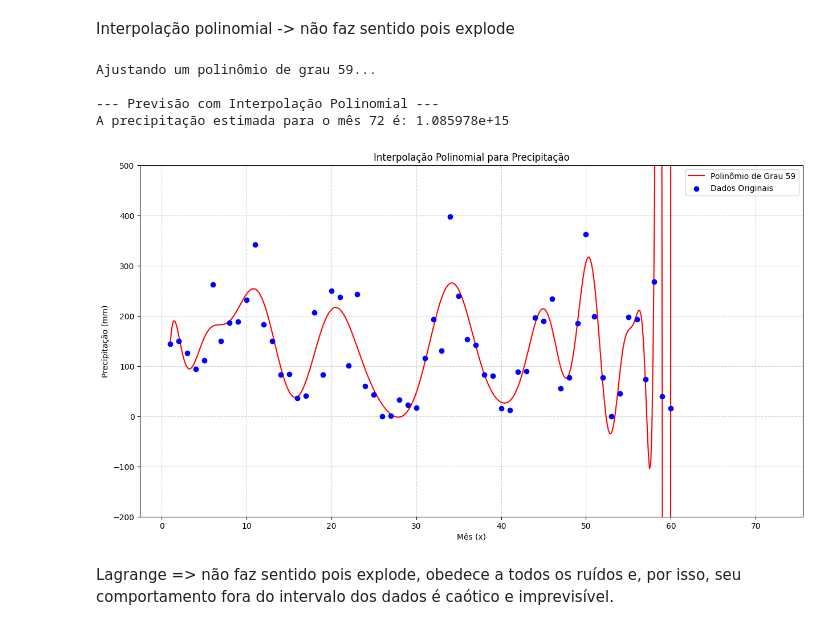
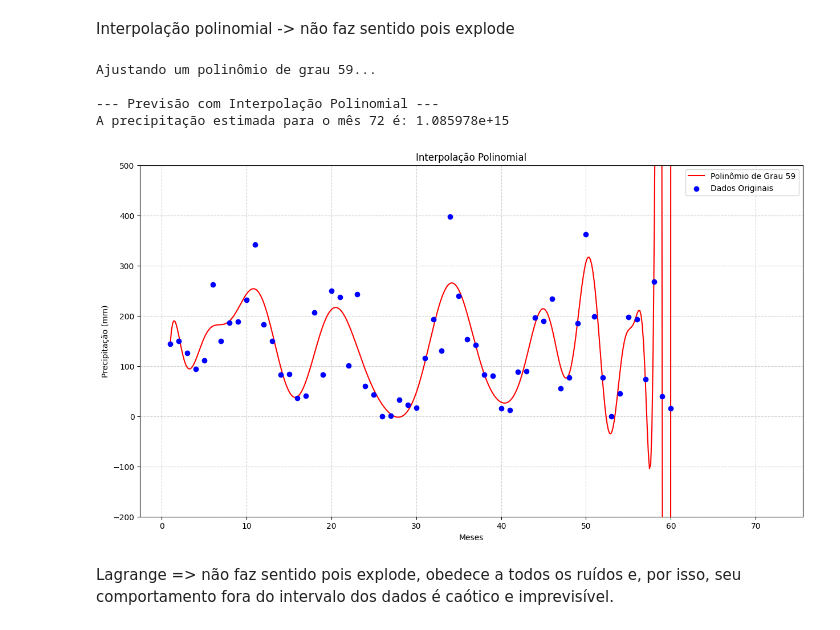
Before and after one commit to asegnibo/Calculo_Numerico, a Jupyter notebook: modelo_trigonometrico.ipynb, the cells around one changed output. Cells and saved outputs as stored; diff of their text form; code cells hidden in the pictures.

```diff
--- a/modelo_trigonometrico.ipynb
+++ b/modelo_trigonometrico.ipynb
@@ -181,36 +181,36 @@ polinomio_interpolador = np.poly1d(coeficientes)
 mes_futuro = 72
 precipitacao_prevista = polinomio_interpolador(mes_futuro)
 
 print(f"\n--- Previsão com Interpolação Polinomial ---")
 print(f"A precipitação estimada para o mês {mes_futuro} é: {precipitacao_prevista:e}") # Usando notação científica
 
 # --- Visualização ---
 plt.figure(figsize=(15, 8))
 
 # Plotar a curva interpolada
 x_curva = np.linspace(1, 72, 500)
 y_curva = polinomio_interpolador(x_curva)
 plt.plot(x_curva, y_curva, label=f'Polinômio de Grau {grau_polinomio}', color='red')
 
 # Plotar os dados originais
 plt.scatter(x_dados, y_dados, label='Dados Originais', color='blue', zorder=5)
 
-plt.title('Interpolação Polinomial para Precipitação')
-plt.xlabel('Mês (x)')
+plt.title('Interpolação Polinomial')
+plt.xlabel('Meses')
 plt.ylabel('Precipitação (mm)')
 plt.grid(True, linestyle='--', alpha=0.6)
 
 # ATENÇÃO: Vamos limitar o eixo Y para podermos ver os dados originais.
 # A curva polinomial "explode" para valores muito altos/baixos.
 plt.ylim(-200, 500) # Ajuste este limite para conseguir ver a curva vs. os pontos
 plt.legend()
 plt.show()
 # %% [output]
 Ajustando um polinômio de grau 59...
 
 --- Previsão com Interpolação Polinomial ---
 A precipitação estimada para o mês 72 é: 1.085978e+15
-[figure, old version]
+[figure, new version]
 # %% [markdown]
 Lagrange => não faz sentido pois explode, obedece a todos os ruídos e, por isso, seu comportamento fora do intervalo dos dados é caótico e imprevisível.
 # %%
```
Also changed, not shown: parts of 4 cells of this notebook.
